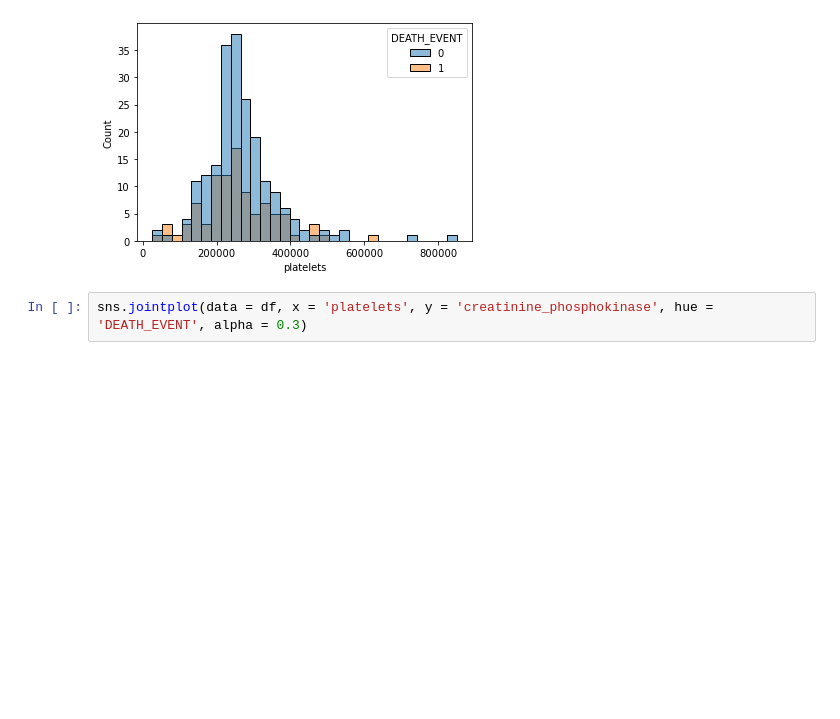
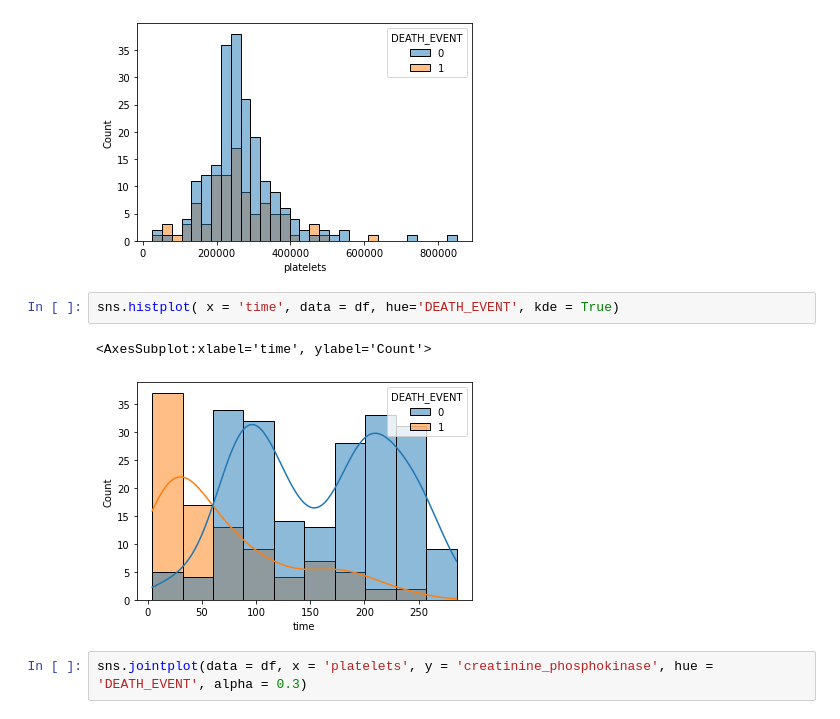
Before and after one commit to TH-Lightman/FS02MLCL01HeartFailure, a Jupyter notebook: Chapter 01 - 데이터 분석으로 심부전증을 예방할 수 있을까(문제).ipynb, the cells around one changed output. Cells and saved outputs as stored; diff of their text form; blank space fills up the shorter version.

```diff
--- a/Chapter 01 - 데이터 분석으로 심부전증을 예방할 수 있을까(문제).ipynb
+++ b/Chapter 01 - 데이터 분석으로 심부전증을 예방할 수 있을까(문제).ipynb
@@ -219,6 +219,11 @@ sns.histplot(x = 'platelets', data = df, hue = 'DEATH_EVENT')
 # %% [output]
 <AxesSubplot:xlabel='platelets', ylabel='Count'>
 [figure]
+# %%
+sns.histplot( x = 'time', data = df, hue='DEATH_EVENT', kde = True)
+# %% [output]
+<AxesSubplot:xlabel='time', ylabel='Count'>
+[figure, added]
 # %%
 sns.jointplot(data = df, x = 'platelets', y = 'creatinine_phosphokinase', hue = 'DEATH_EVENT', alpha = 0.3)
 # %% [output]
```
Also changed, not shown: parts of 23 cells of this notebook.
